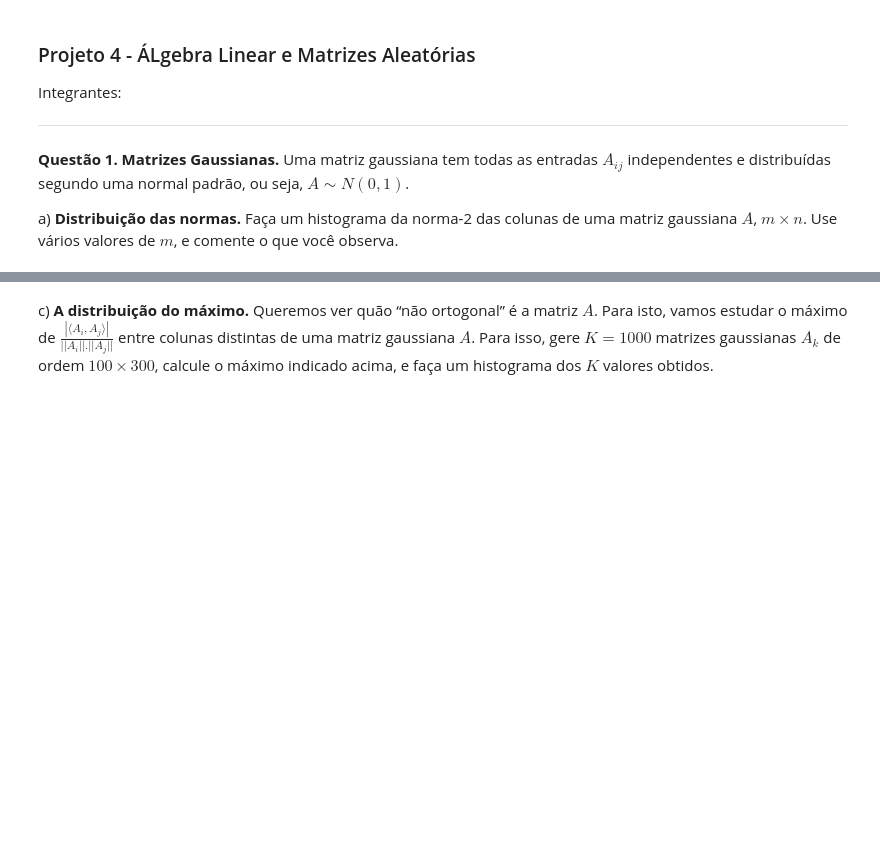
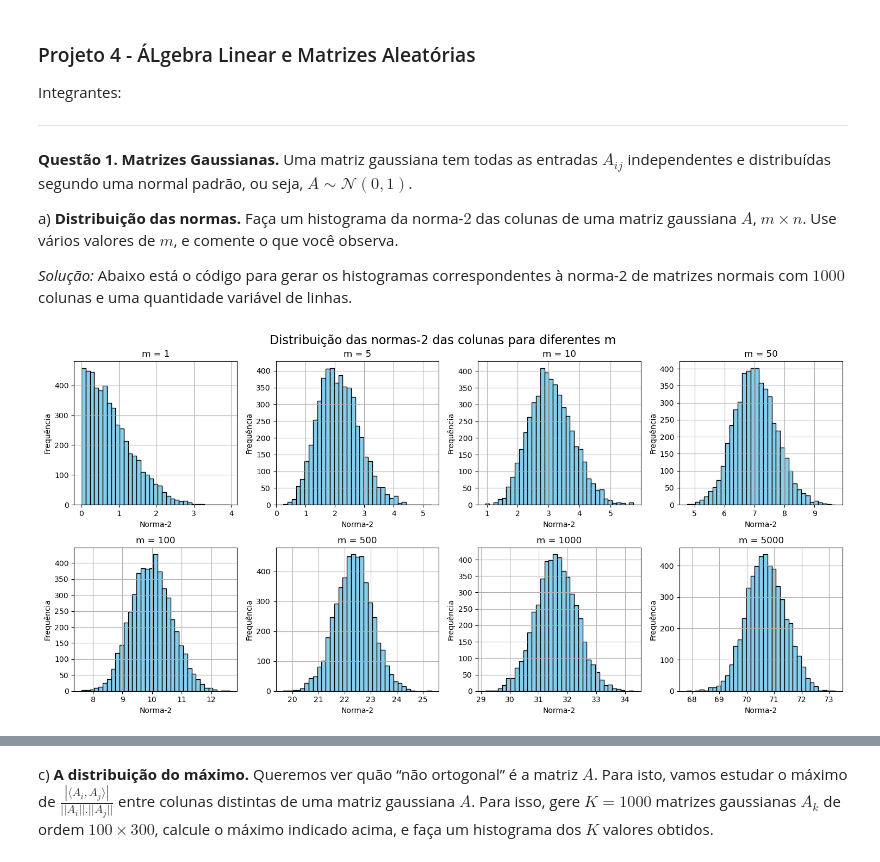
Before and after one commit to ADrielFariads/Projeto4_ALN, a Jupyter notebook: projeto4_ALN.ipynb, the cells around one changed output, grey strips where cells are left out. Saved outputs shown, nothing was run; the diff lists cells and outputs as text; code cells hidden in the pictures; blank space fills up the shorter version.

```diff
--- a/projeto4_ALN.ipynb
+++ b/projeto4_ALN.ipynb
@@ -7,6 +11,30 @@ Integrantes:
 # %% [markdown]
 **Questão 1. Matrizes Gaussianas.** Uma matriz gaussiana tem todas as entradas $A_{ij}$
-independentes e distribuídas segundo uma normal padrão, ou seja, $A \sim N(0, 1)$.
+independentes e distribuídas segundo uma normal padrão, ou seja, $A \sim \mathcal{N}(0, 1)$.
 
-a) **Distribuição das normas.** Faça um histograma da norma-2 das colunas de uma matriz
-gaussiana $A$, $m \times n$. Use vários valores de $m$, e comente o que você observa.
+a) **Distribuição das normas.** Faça um histograma da norma-$2$ das colunas de uma matriz gaussiana $A$, $m \times n$. Use vários valores de $m$, e comente o que você observa.
+
+*Solução:* Abaixo está o código para gerar os histogramas correspondentes à norma-2 de matrizes normais com $1000$ colunas e uma quantidade variável de linhas.
+# %%
+np.random.seed(1)
+
+n = 5000  # n colunas
+m_values = [1, 5, 10, 50, 100, 500, 1000, 5000]  # diferentes n de linhas
+
+plt.figure(figsize=(15, 7))
+
+for i, m in enumerate(m_values, 1):
+    A = np.random.randn(m, n)  # matriz m x n a_ij ~ N(0,1)
+    norms = np.linalg.norm(A, axis=0)
+    plt.subplot(2, 4, i)
+    plt.hist(norms, bins=35, color='skyblue', edgecolor='black')
+    plt.title(f'm = {m}')
+    plt.xlabel('Norma-2')
+    plt.ylabel('Frequência')
+    plt.grid(True)
+
+plt.tight_layout()
+plt.suptitle("Distribuição das normas-2 das colunas para diferentes m", fontsize=16, y=1.02)
+plt.show()
+# %% [output]
+[figure, added]
```
Also changed, not shown: parts of 4 cells of this notebook.
